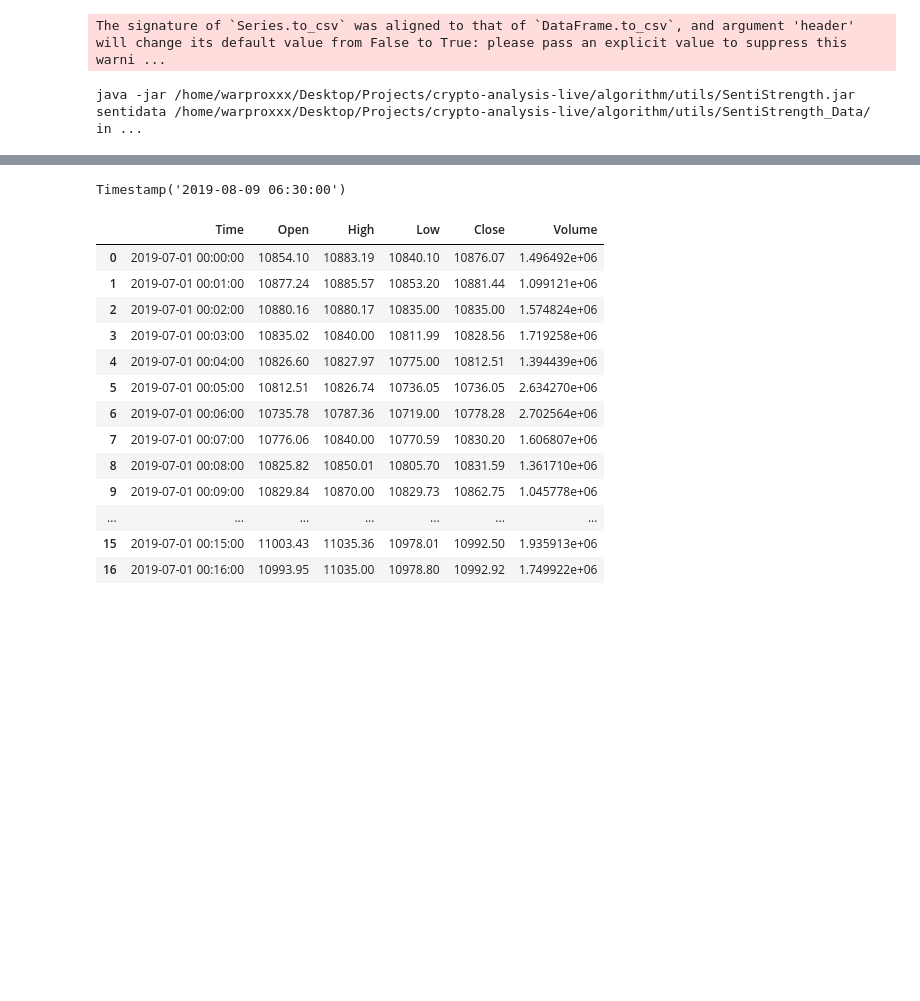
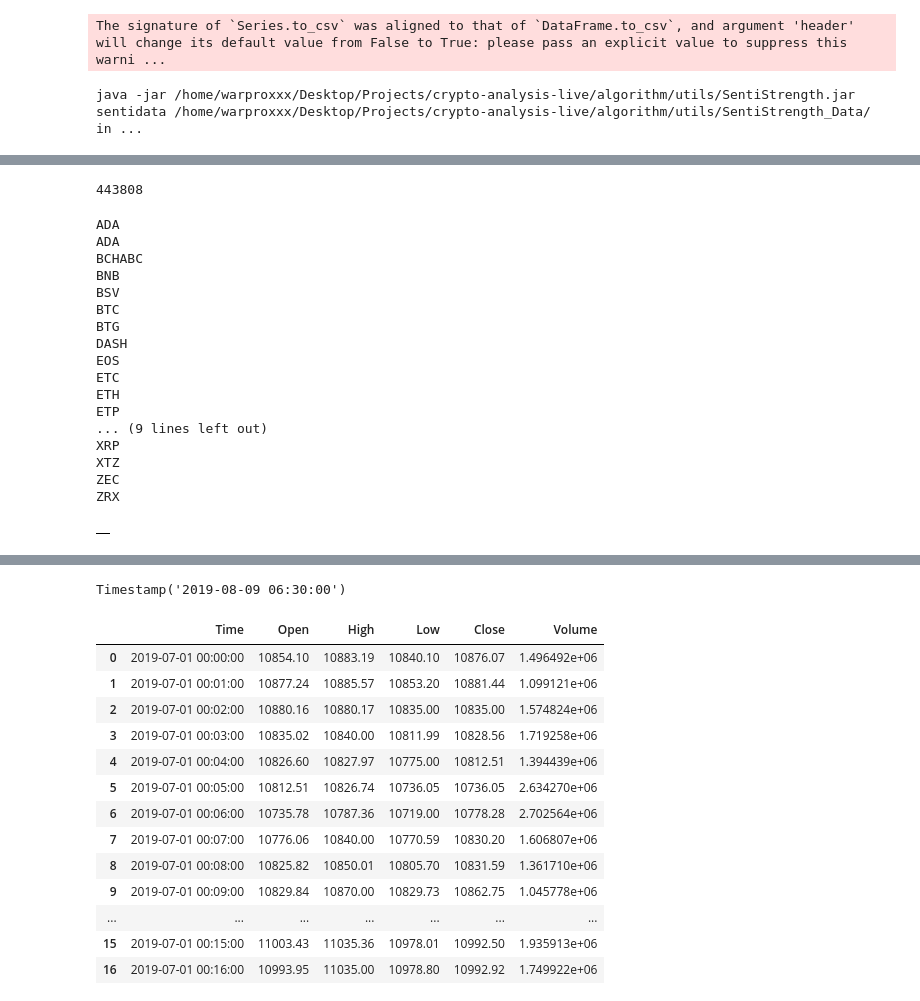
Before and after one commit to warproxxx/crypto-analysis-live, a Jupyter notebook: algorithm/Testing live process.ipynb, the cells around one changed output, grey strips where cells are left out. Cells and saved outputs as stored; diff of their text form; code cells hidden in the pictures; blank space fills up the shorter version.

```diff
--- a/algorithm/Testing live process.ipynb
+++ b/algorithm/Testing live process.ipynb
@@ -66,0 +78,3 @@ df = clean_further(df)
+# %%
+savefile = os.path.join(dir, 'data/all_cleaned.csv')
+profilefile = os.path.join(dir, 'data/cleaned_profile.csv')
@@ -112,0 +146,2 @@ Name: pos_neg, dtype: int64
+# %%
+df = pd.read_csv(savefile)
@@ -112,0 +160,4 @@ Name: pos_neg, dtype: int64
+# %%
+len(user_info)
+# %% [output]
+443808
@@ -112,0 +166,38 @@ Name: pos_neg, dtype: int64
+# %%
+df = df.sort_values('Time')
+# %%
+def save_to_file(df):
+    global dir
+    keyword = df.iloc[0]['keyword']
+    print(keyword)
+
+    df = df.drop('keyword', axis=1)
+
+    coinwise_folder = os.path.join(dir, "data/coinwise")
+
+    if not os.path.isdir(coinwise_folder):
+        os.makedirs(coinwise_folder)
+
+    savefile = "{}/{}.csv".format(coinwise_folder, keyword)
+    df.to_csv(savefile, index=None)
+# %%
+df.groupby('keyword').apply(save_to_file)
+# %% [output]
+ADA
+ADA
+BCHABC
+BNB
+BSV
+BTC
+BTG
+DASH
+EOS
+ETC
+ETH
+ETP
+... (9 lines left out)
+XRP
+XTZ
+ZEC
+ZRX
+|  |
```
Also changed, not shown: parts of 65 cells of this notebook, 7 other files.
